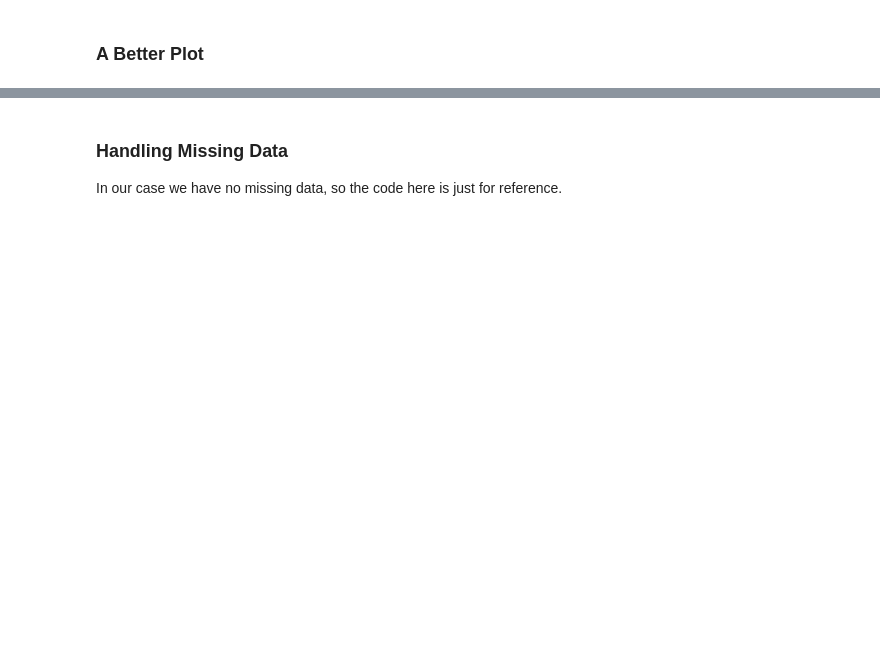
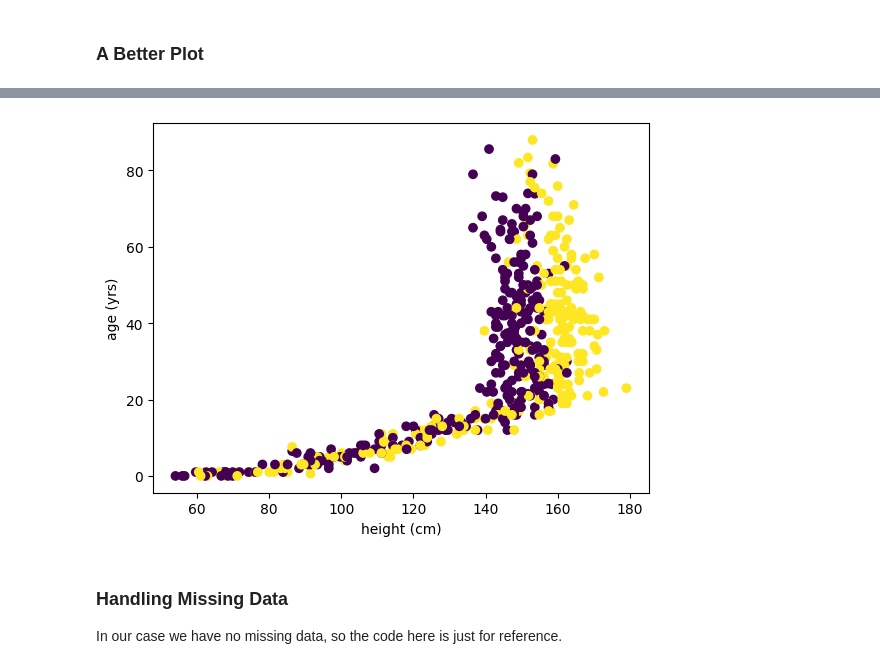
Before and after one commit to mrberns1/streaming-02-multiple-processes, a Jupyter notebook: Applied-Machine-Learning/Lab2_work/lab2_starter.ipynb, the cells around one changed output, grey strips where cells are left out. Drawn from its saved outputs; the diff is of its cells as text; code cells hidden in the pictures; blank space fills up the shorter version.

```diff
--- a/Applied-Machine-Learning/Lab2_work/lab2_starter.ipynb
+++ b/Applied-Machine-Learning/Lab2_work/lab2_starter.ipynb
@@ -25,0 +117,13 @@ SyntaxError: invalid syntax (2306074680.py, line 6)
+# %%
+"""mod2_7""" #1
+import matplotlib.pyplot as plt
+height = howell_full['height']
+weight = howell_full['weight']
+gender = howell_full['male']
+age = howell_full['age']
+plt.scatter(height, age, c=gender)
+plt.xlabel('height (cm)')
+plt.ylabel('age (yrs)')
+plt.show()
+# %% [output]
+[figure, added]
```
Also changed, not shown: parts of 18 cells of this notebook.
